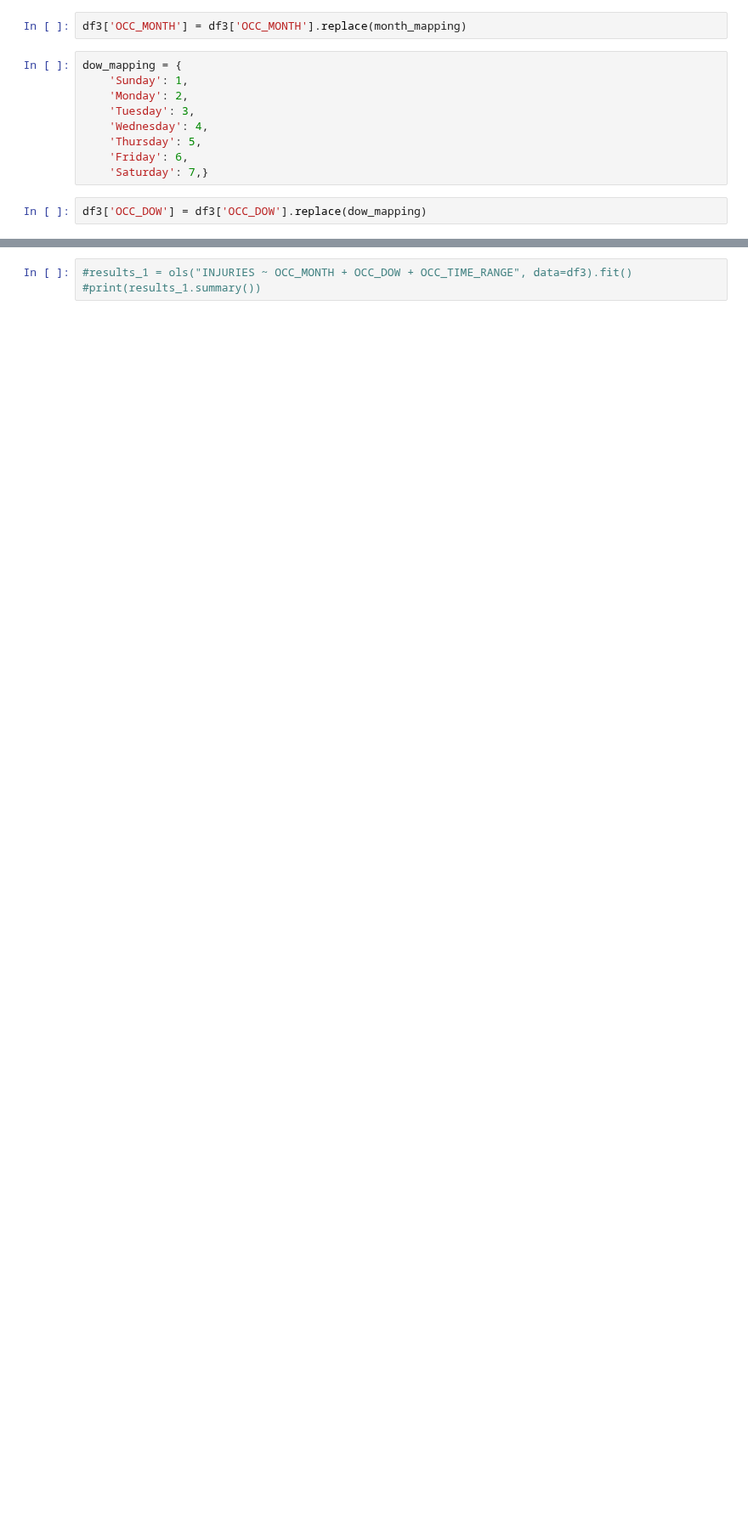
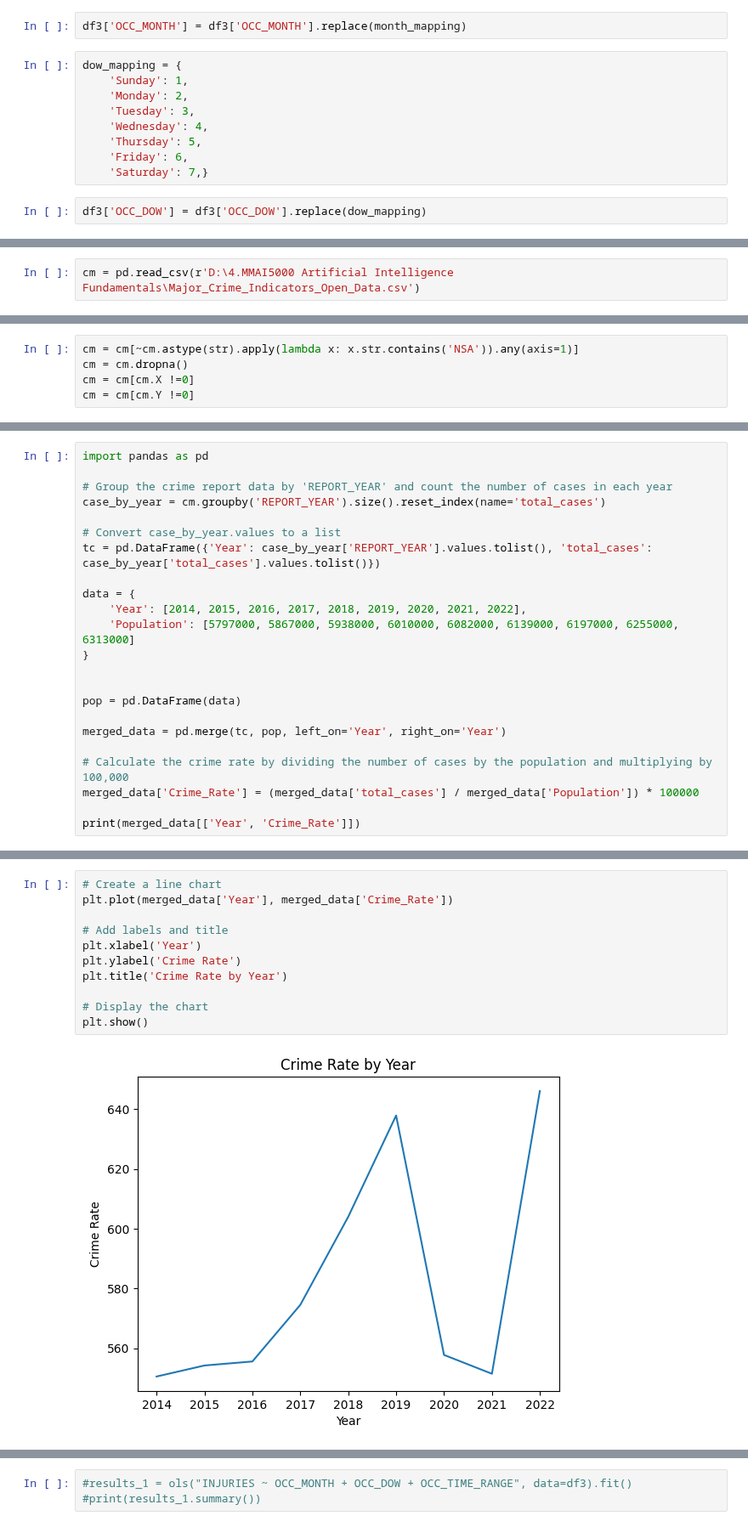
Before and after one commit to LLF00/datascience1, a Jupyter notebook: gunfire_datacleaning (2).ipynb, the cells around one changed output, grey strips where cells are left out. Shown at 85% size. Cells and saved outputs as stored; diff of their text form; blank space fills up the shorter version.

```diff
--- a/gunfire_datacleaning (2).ipynb
+++ b/gunfire_datacleaning (2).ipynb
@@ -377,0 +392,2 @@ df3['OCC_DOW'] = df3['OCC_DOW'].replace(dow_mapping)
+# %%
+cm = pd.read_csv(r'D:\4.MMAI5000 Artificial Intelligence Fundamentals\Major_Crime_Indicators_Open_Data.csv')
@@ -377,0 +414,5 @@ df3['OCC_DOW'] = df3['OCC_DOW'].replace(dow_mapping)
+# %%
+cm = cm[~cm.astype(str).apply(lambda x: x.str.contains('NSA')).any(axis=1)]
+cm = cm.dropna()
+cm = cm[cm.X !=0]
+cm = cm[cm.Y !=0]
@@ -377,0 +441,23 @@ df3['OCC_DOW'] = df3['OCC_DOW'].replace(dow_mapping)
+# %%
+import pandas as pd
+
+# Group the crime report data by 'REPORT_YEAR' and count the number of cases in each year
+case_by_year = cm.groupby('REPORT_YEAR').size().reset_index(name='total_cases')
+
+# Convert case_by_year.values to a list
+tc = pd.DataFrame({'Year': case_by_year['REPORT_YEAR'].values.tolist(), 'total_cases': case_by_year['total_cases'].values.tolist()})
+
+data = {
+    'Year': [2014, 2015, 2016, 2017, 2018, 2019, 2020, 2021, 2022],
+    'Population': [5797000, 5867000, 5938000, 6010000, 6082000, 6139000, 6197000, 6255000, 6313000]
+}
+
+
+pop = pd.DataFrame(data)
+
+merged_data = pd.merge(tc, pop, left_on='Year', right_on='Year')
+
+# Calculate the crime rate by dividing the number of cases by the population and multiplying by 100,000
+merged_data['Crime_Rate'] = (merged_data['total_cases'] / merged_data['Population']) * 100000
+
+print(merged_data[['Year', 'Crime_Rate']])
@@ -377,0 +477,13 @@ df3['OCC_DOW'] = df3['OCC_DOW'].replace(dow_mapping)
+# %%
+# Create a line chart
+plt.plot(merged_data['Year'], merged_data['Crime_Rate'])
+
+# Add labels and title
+plt.xlabel('Year')
+plt.ylabel('Crime Rate')
+plt.title('Crime Rate by Year')
+
+# Display the chart
+plt.show()
+# %% [output]
+[figure, added]
```
Also changed, not shown: parts of 8 cells of this notebook.
